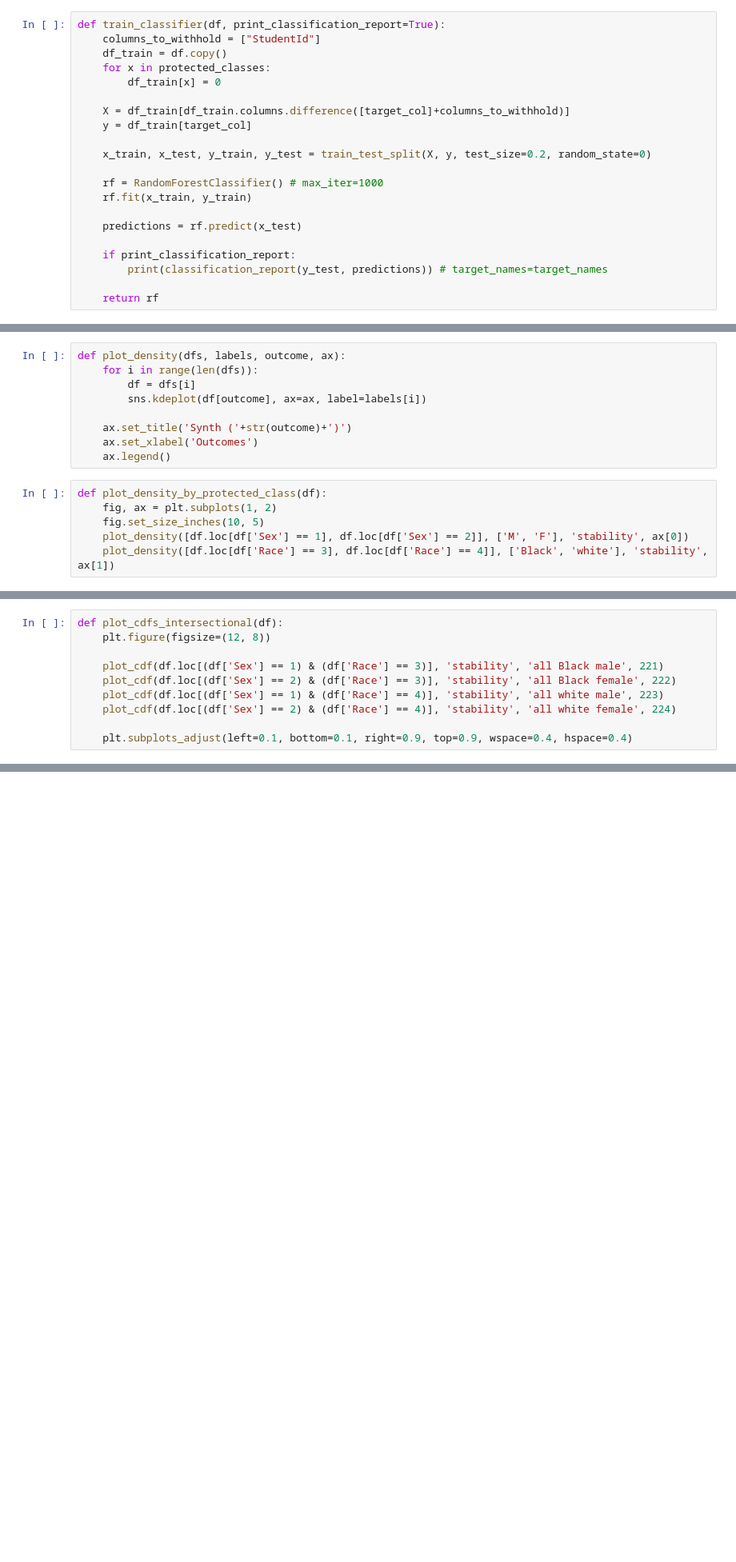
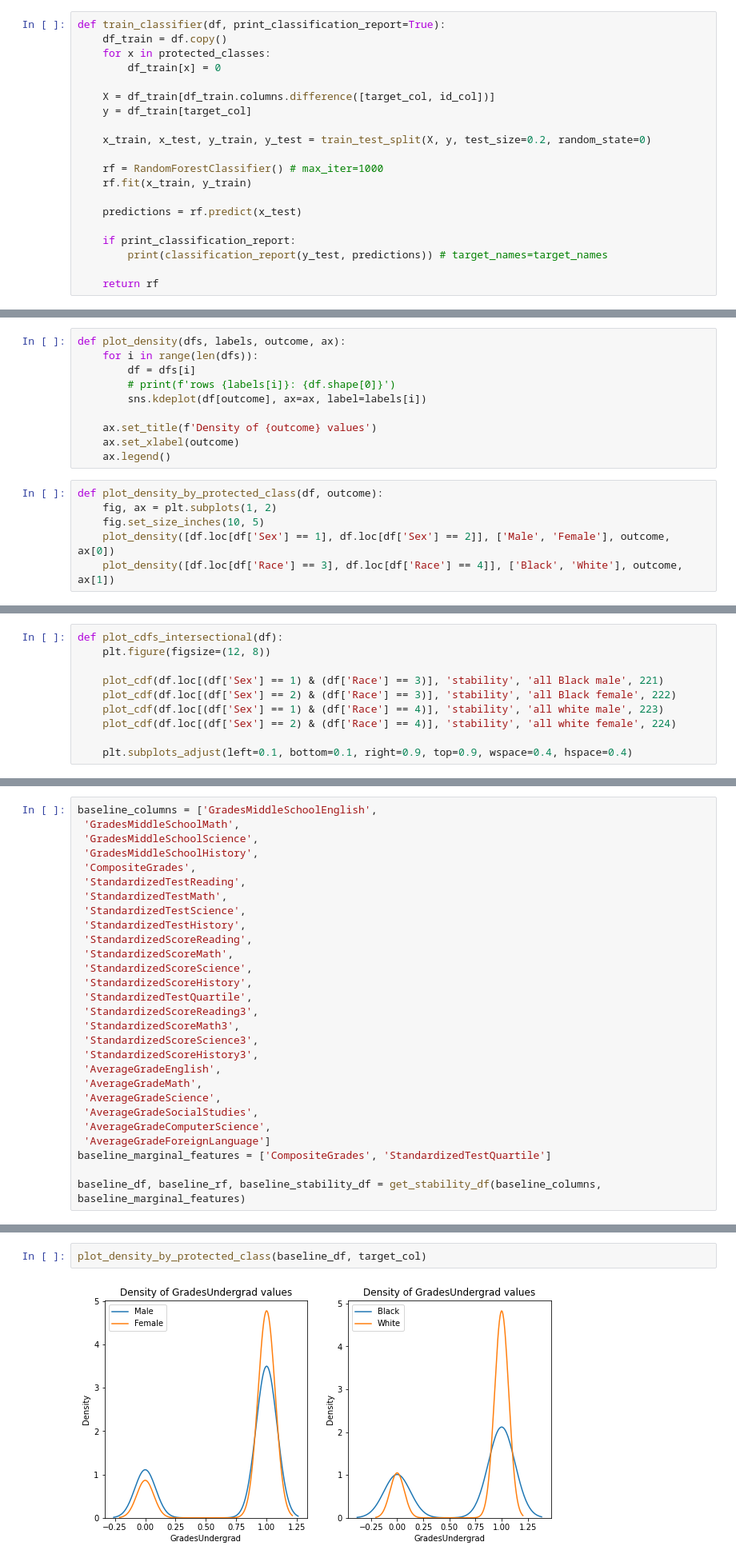
Before and after one commit to lurosenb/Swap_Auditor, a Jupyter notebook: nels_stability_tests.ipynb, the cells around one changed output, grey strips where cells are left out. Shown at 80% size. Drawn from its saved outputs; the diff is of its cells as text; blank space fills up the shorter version.

Commit message:
Generate graphs for paper

```diff
--- a/nels_stability_tests.ipynb
+++ b/nels_stability_tests.ipynb
@@ -78,12 +79,11 @@ def construct_df(df_columns):
     return df
 # %%
 def train_classifier(df, print_classification_report=True):
-    columns_to_withhold = ["StudentId"]
     df_train = df.copy()
     for x in protected_classes:
         df_train[x] = 0
 
-    X = df_train[df_train.columns.difference([target_col]+columns_to_withhold)]
+    X = df_train[df_train.columns.difference([target_col, id_col])]
     y = df_train[target_col]
 
     x_train, x_test, y_train, y_test = train_test_split(X, y, test_size=0.2, random_state=0)
@@ -103,15 +126,16 @@ def train_classifier(df, print_classification_report=True):
 def plot_density(dfs, labels, outcome, ax):
     for i in range(len(dfs)):
         df = dfs[i]
+        # print(f'rows {labels[i]}: {df.shape[0]}')
         sns.kdeplot(df[outcome], ax=ax, label=labels[i])
 
-    ax.set_title('Synth ('+str(outcome)+')')
-    ax.set_xlabel('Outcomes')
+    ax.set_title(f'Density of {outcome} values')
+    ax.set_xlabel(outcome)
     ax.legend()
 # %%
-def plot_density_by_protected_class(df):
+def plot_density_by_protected_class(df, outcome):
     fig, ax = plt.subplots(1, 2)
     fig.set_size_inches(10, 5)
-    plot_density([df.loc[df['Sex'] == 1], df.loc[df['Sex'] == 2]], ['M', 'F'], 'stability', ax[0])
-    plot_density([df.loc[df['Race'] == 3], df.loc[df['Race'] == 4]], ['Black', 'white'], 'stability', ax[1])
+    plot_density([df.loc[df['Sex'] == 1], df.loc[df['Sex'] == 2]], ['Male', 'Female'], outcome, ax[0])
+    plot_density([df.loc[df['Race'] == 3], df.loc[df['Race'] == 4]], ['Black', 'White'], outcome, ax[1])
 # %%
@@ -179,0 +191,28 @@ def construct_stability_df(df, rf, df_size, marginal_features):
+# %%
+baseline_columns = ['GradesMiddleSchoolEnglish',
+ 'GradesMiddleSchoolMath',
+ 'GradesMiddleSchoolScience',
+ 'GradesMiddleSchoolHistory',
+ 'CompositeGrades',
+ 'StandardizedTestReading',
+ 'StandardizedTestMath',
+ 'StandardizedTestScience',
+ 'StandardizedTestHistory',
+ 'StandardizedScoreReading',
+ 'StandardizedScoreMath',
+ 'StandardizedScoreScience',
+ 'StandardizedScoreHistory',
+ 'StandardizedTestQuartile',
+ 'StandardizedScoreReading3',
+ 'StandardizedScoreMath3',
+ 'StandardizedScoreScience3',
+ 'StandardizedScoreHistory3',
+ 'AverageGradeEnglish',
+ 'AverageGradeMath',
+ 'AverageGradeScience',
+ 'AverageGradeSocialStudies',
+ 'AverageGradeComputerScience',
+ 'AverageGradeForeignLanguage']
+baseline_marginal_features = ['CompositeGrades', 'StandardizedTestQuartile']
+
+baseline_df, baseline_rf, baseline_stability_df = get_stability_df(baseline_columns, baseline_marginal_features)
@@ -179,0 +235,4 @@ def construct_stability_df(df, rf, df_size, marginal_features):
+# %%
+plot_density_by_protected_class(baseline_df, target_col)
+# %% [output]
+[figure, added]
```
Also changed, not shown: parts of 34 cells of this notebook, 12 other files.
